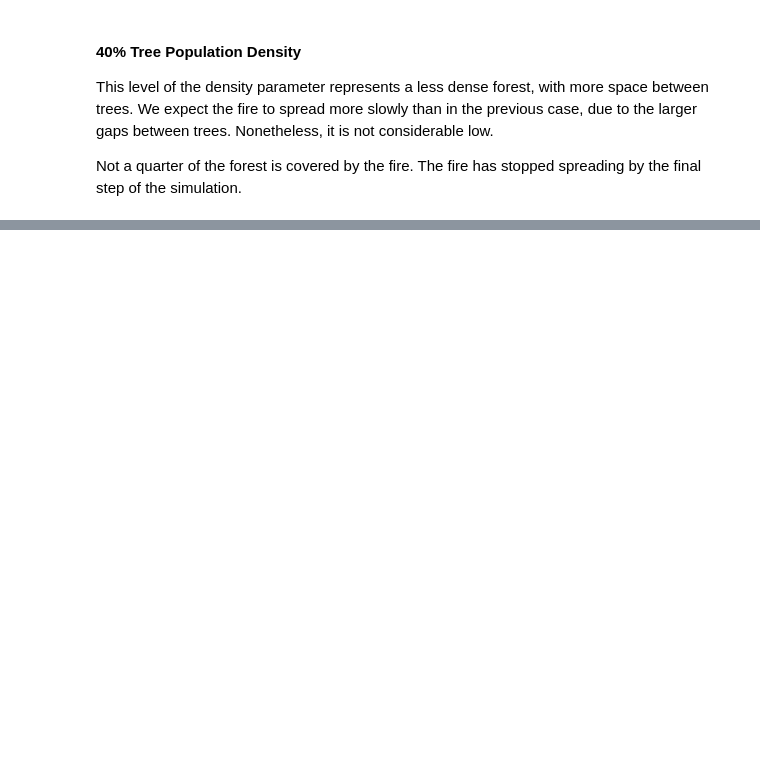
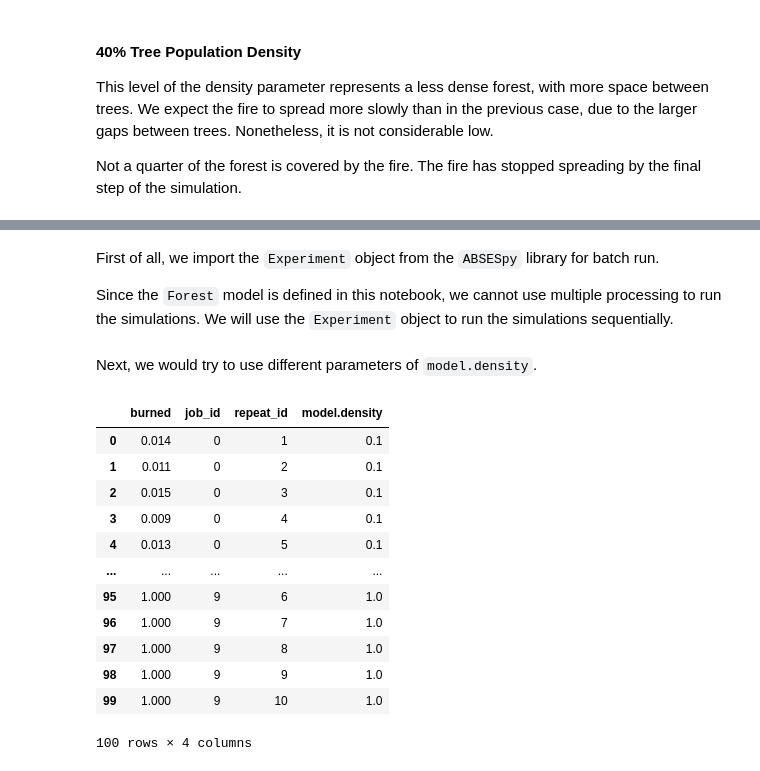
Before and after one commit to ABSESpy/ABSESpy, a Jupyter notebook: docs/tutorial/beginner/fire_tutorial.ipynb, the cells around one changed output, grey strips where cells are left out. Drawn from its saved outputs; the diff is of its cells as text; code cells hidden in the pictures; blank space fills up the shorter version.

```diff
--- a/docs/tutorial/beginner/fire_tutorial.ipynb
+++ b/docs/tutorial/beginner/fire_tutorial.ipynb
@@ -224,0 +195,4 @@ df.groupby("job_id")["burned"].mean().plot()
+# %% [markdown]
+First of all, we import the `Experiment` object from the `ABSESpy` library for batch run.
+
+Since the `Forest` model is defined in this notebook, we cannot use multiple processing to run the simulations. We will use the `Experiment` object to run the simulations sequentially.
@@ -224,0 +202,2 @@ df.groupby("job_id")["burned"].mean().plot()
+# %% [markdown]
+Next, we would try to use different parameters of `model.density`.
@@ -224,0 +211,16 @@ df.groupby("job_id")["burned"].mean().plot()
+# %%
+exp.summary()
+# %% [output]
+|  | burned | job_id | repeat_id | model.density |
+| 0 | 0.014 | 0 | 1 | 0.1 |
+| 1 | 0.011 | 0 | 2 | 0.1 |
+| 2 | 0.015 | 0 | 3 | 0.1 |
+| 3 | 0.009 | 0 | 4 | 0.1 |
+| 4 | 0.013 | 0 | 5 | 0.1 |
+| ... | ... | ... | ... | ... |
+| 95 | 1.000 | 9 | 6 | 1.0 |
+| 96 | 1.000 | 9 | 7 | 1.0 |
+| 97 | 1.000 | 9 | 8 | 1.0 |
+| 98 | 1.000 | 9 | 9 | 1.0 |
+| 99 | 1.000 | 9 | 10 | 1.0 |
+100 rows × 4 columns
```
Also changed, not shown: parts of 26 cells of this notebook, 5 other files.
